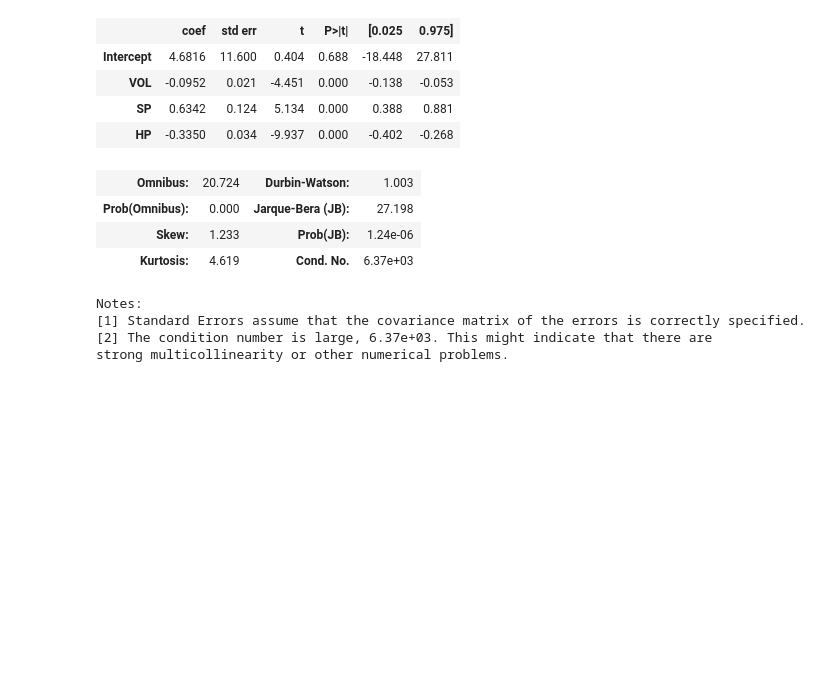
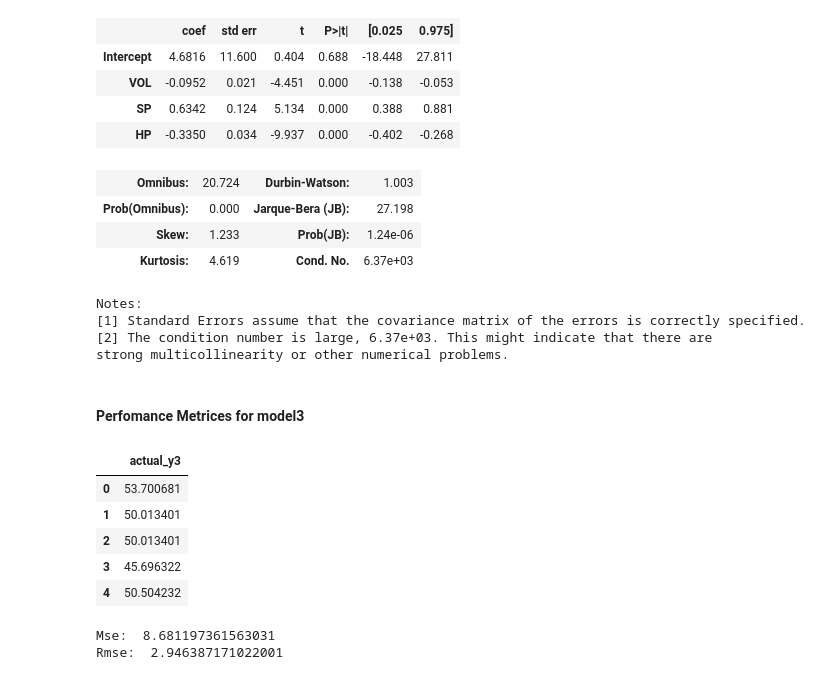
Before and after one commit to veaari/ML.ASSIGNMENTS, a Jupyter notebook: Multi-LinearRegression (4).ipynb, the cells around one changed output. Drawn from its saved outputs; the diff is of its cells as text; code cells hidden in the pictures; blank space fills up the shorter version.

```diff
--- a/Multi-LinearRegression (4).ipynb
+++ b/Multi-LinearRegression (4).ipynb
@@ -471,3 +471,24 @@ Notes:
 [1] Standard Errors assume that the covariance matrix of the errors is correctly specified.
 [2] The condition number is large, 6.37e+03. This might indicate that there are
 strong multicollinearity or other numerical problems.
+# %% [markdown]
+#### Perfomance Metrices for model3
+# %%
+df3 = pd.DataFrame()
+df3["actual_y3"] = cars2["MPG"]
+df3.head()
+# %% [output]
+|  | actual_y3 |
+| 0 | 53.700681 |
+| 1 | 50.013401 |
+| 2 | 50.013401 |
+| 3 | 45.696322 |
+| 4 | 50.504232 |
+# %%
+from sklearn.metrics import mean_squared_error
+mse= mean_squared_error(df3["actual_y3"],df3["pred_y3"])
+print("Mse: ", mse)
+print("Rmse: ",np.sqrt(mse))
+# %% [output]
+Mse:  8.681197361563031
+Rmse:  2.946387171022001
```
Also changed, not shown: parts of 5 cells of this notebook, 30 other files.
